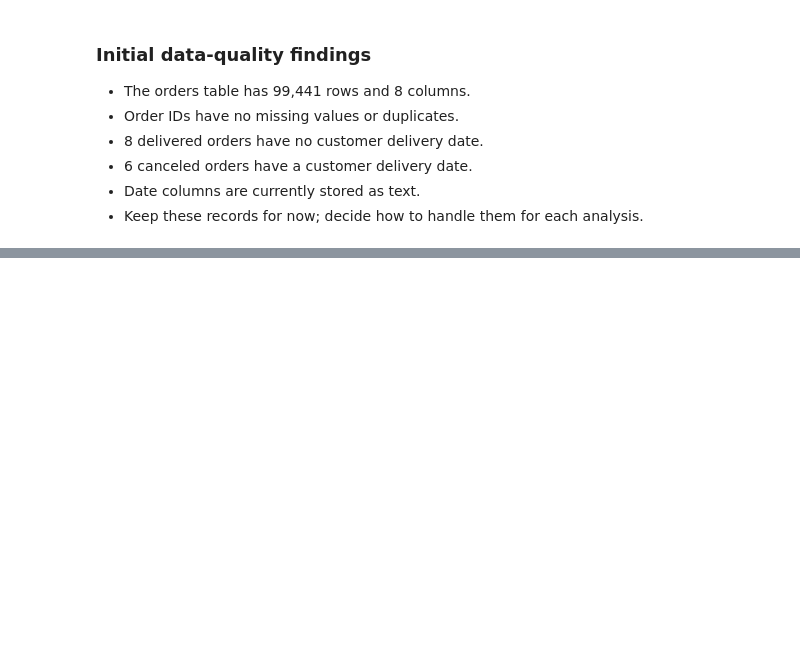
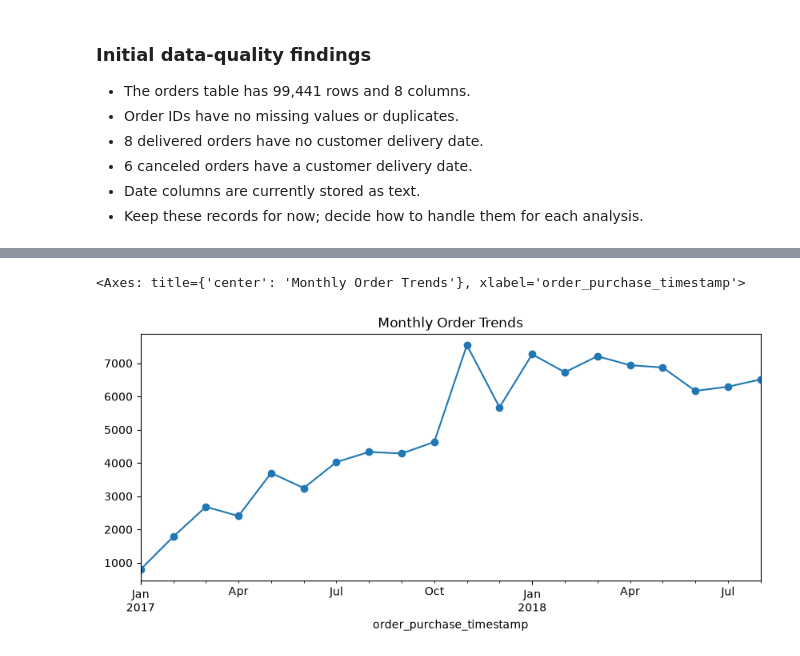
Before and after one commit to AdibaKaylaa/olist-ecommerce-analysis, a Jupyter notebook: notebboks/olist_analysis.ipynb, the cells around one changed output, grey strips where cells are left out. Drawn from its saved outputs; the diff is of its cells as text; code cells hidden in the pictures; blank space fills up the shorter version.

```diff
--- a/notebboks/olist_analysis.ipynb
+++ b/notebboks/olist_analysis.ipynb
@@ -130,0 +324,8 @@ orders.loc[
+# %%
+monthly_orders = (
+    orders.groupby(
+        orders["order_purchase_timestamp"].dt.to_period("M")
+    )["order_id"].count()
+)
+
+monthly_orders
@@ -130,0 +350,10 @@ orders.loc[
+# %%
+monthly_orders.loc["2017-01":"2018-08"].plot(
+    kind="line",
+    marker="o",
+    figsize=(10, 4),
+    title="Monthly Order Trends"
+)
+# %% [output]
+<Axes: title={'center': 'Monthly Order Trends'}, xlabel='order_purchase_timestamp'>
+[figure, added]
```
Also changed, not shown: parts of 38 cells of this notebook.
